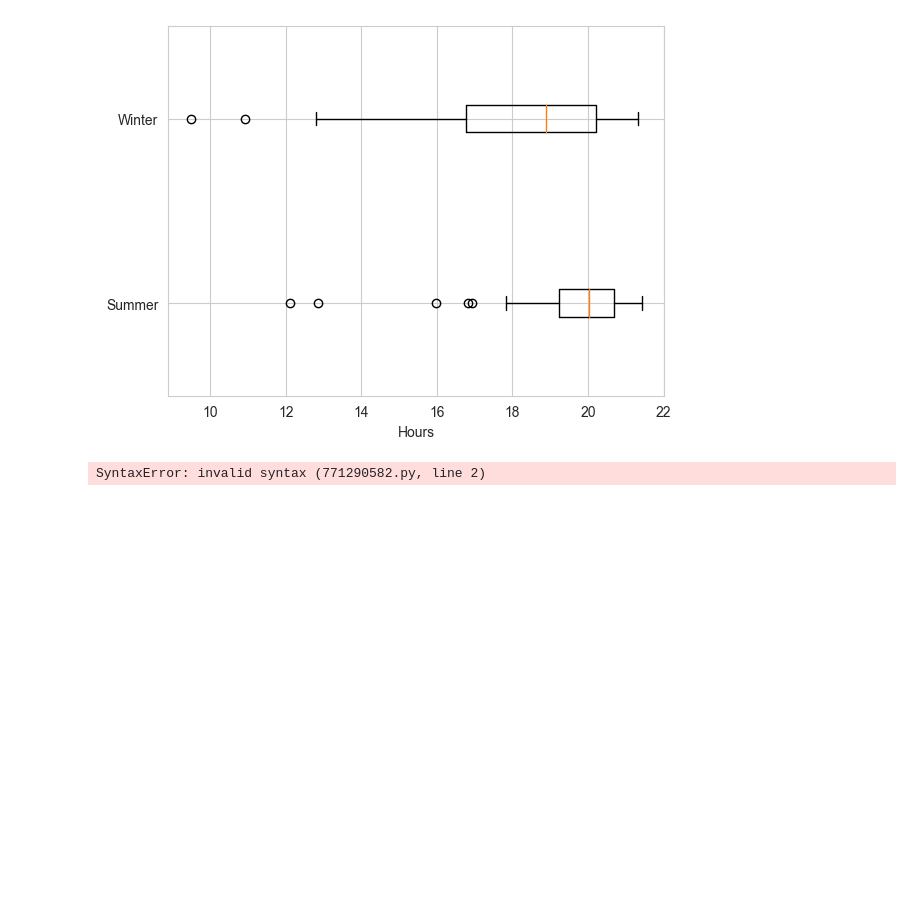
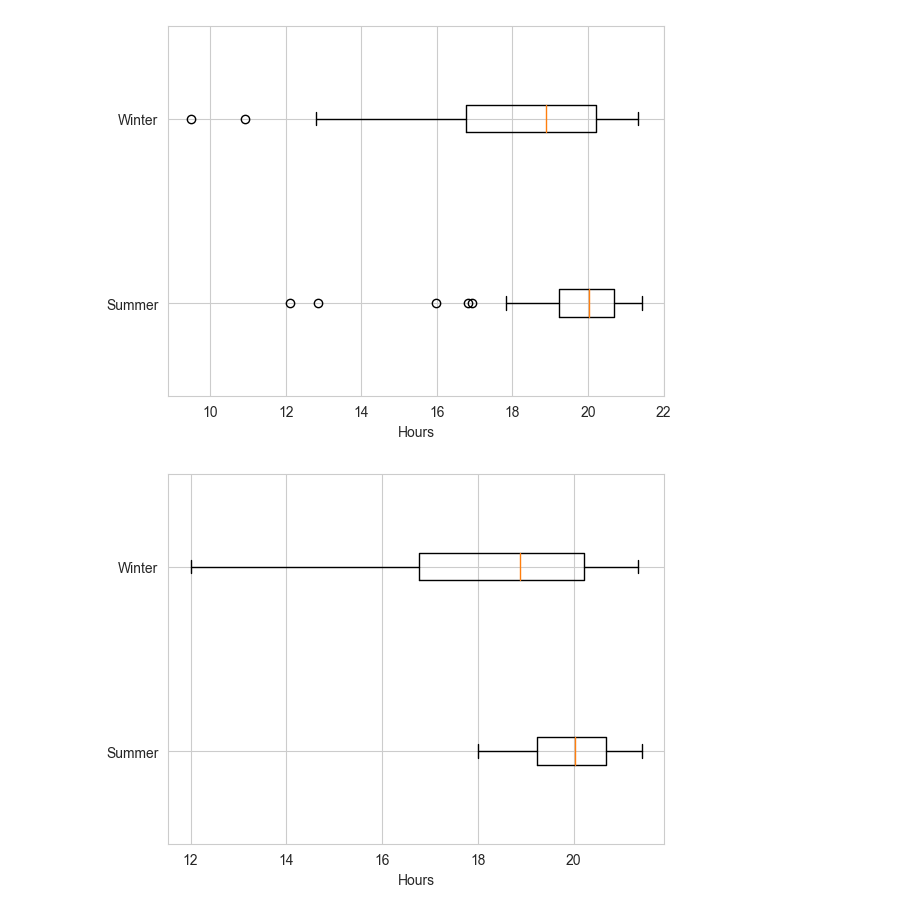
Before and after one commit to yonatan1golan/Running-Analysis, a Jupyter notebook: running_analysis.ipynb, the cells around one changed output. Cells and saved outputs as stored; diff of their text form; code cells hidden in the pictures; blank space fills up the shorter version.

Commit message:
divided the runs by season and normalized the fliers

```diff
--- a/running_analysis.ipynb
+++ b/running_analysis.ipynb
@@ -133,10 +133,9 @@ plot_by_seasons()
 # %% [output]
 [figure]
 # %%
-# min(summer_runs.Time)
-summer_runs[summer_runs.Time == dt.time(hour=12, minute=)]
-# #normallizing
-# winter_runs.loc[winter_runs["Time"] < dt.time(hour=12), "Time"] = dt.time(hour=12)
-# summer_runs.loc[summer_runs["Time"] < dt.time(hour=18), "Time"] = dt.time(hour=18)
+# normalizing
+winter_runs.loc[winter_runs["Time"] < dt.time(hour=12), "Time"] = dt.time(hour=12)
+summer_runs.loc[summer_runs["Time"] < dt.time(hour=18), "Time"] = dt.time(hour=18)
+plot_by_seasons()
 # %% [output]
-SyntaxError: invalid syntax (771290582.py, line 2)
+[figure, added]
```
